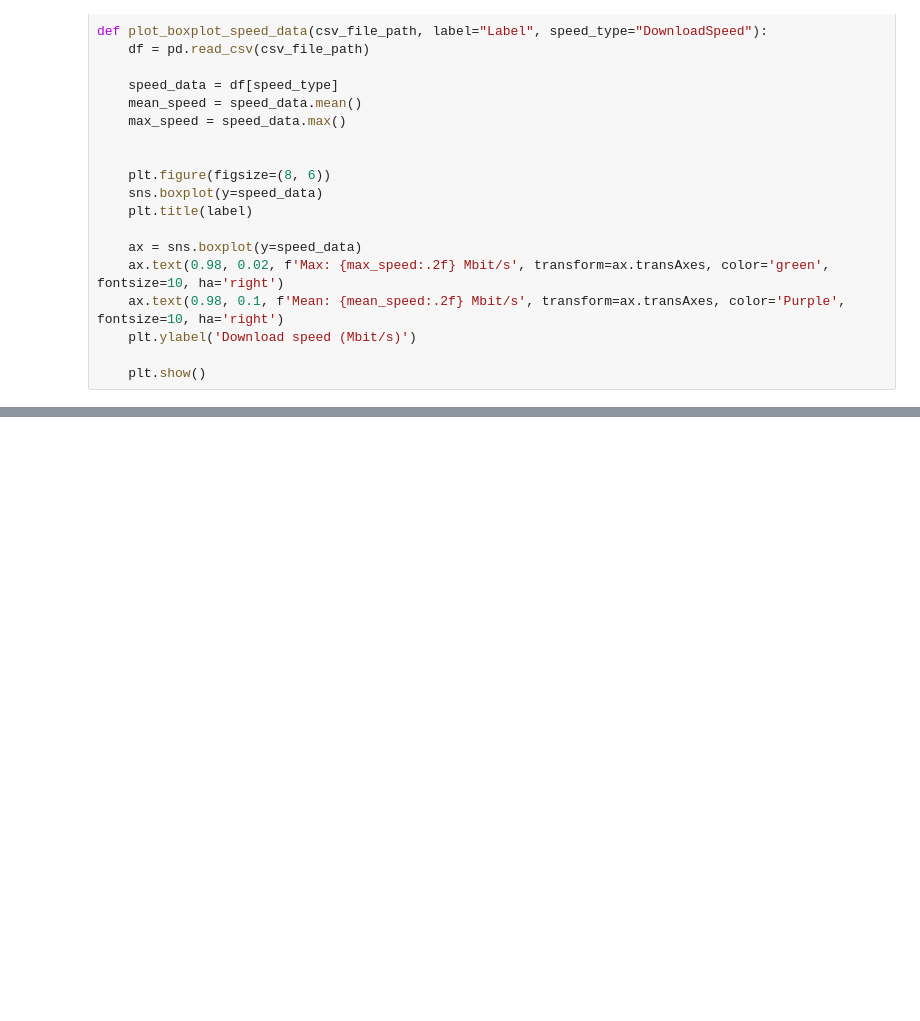
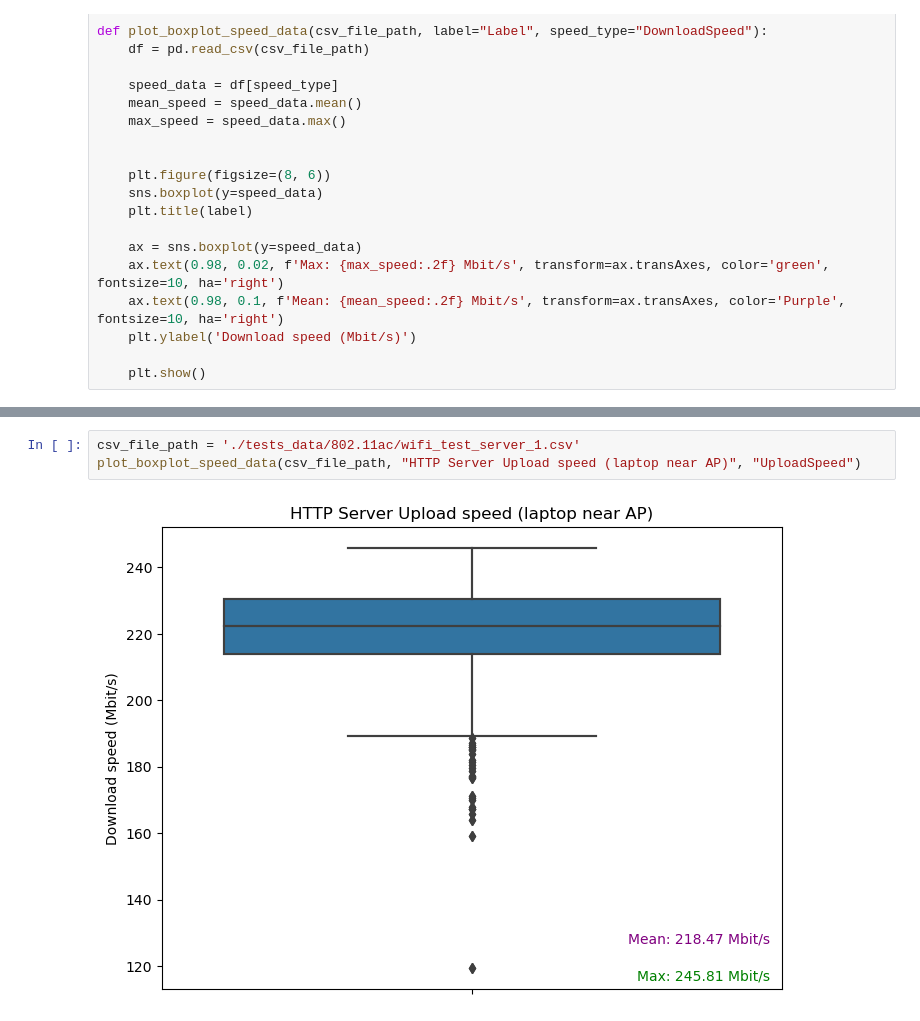
Before and after one commit to heartmarshall/wifi-speed-research, a Jupyter notebook: src/measurements.ipynb, the cells around one changed output, grey strips where cells are left out. Cells and saved outputs as stored; diff of their text form; blank space fills up the shorter version.

```diff
--- a/src/measurements.ipynb
+++ b/src/measurements.ipynb
@@ -50,0 +80,5 @@ plot_boxplot_speed_data(csv_file_path, "LABEL", "UploadSpeed")
+# %%
+csv_file_path = './tests_data/802.11ac/wifi_test_server_1.csv'
+plot_boxplot_speed_data(csv_file_path, "HTTP Server Upload speed (laptop near AP)", "UploadSpeed")
+# %% [output]
+[figure, added]
```
Also changed, not shown: parts of 4 cells of this notebook, 30 other files.
